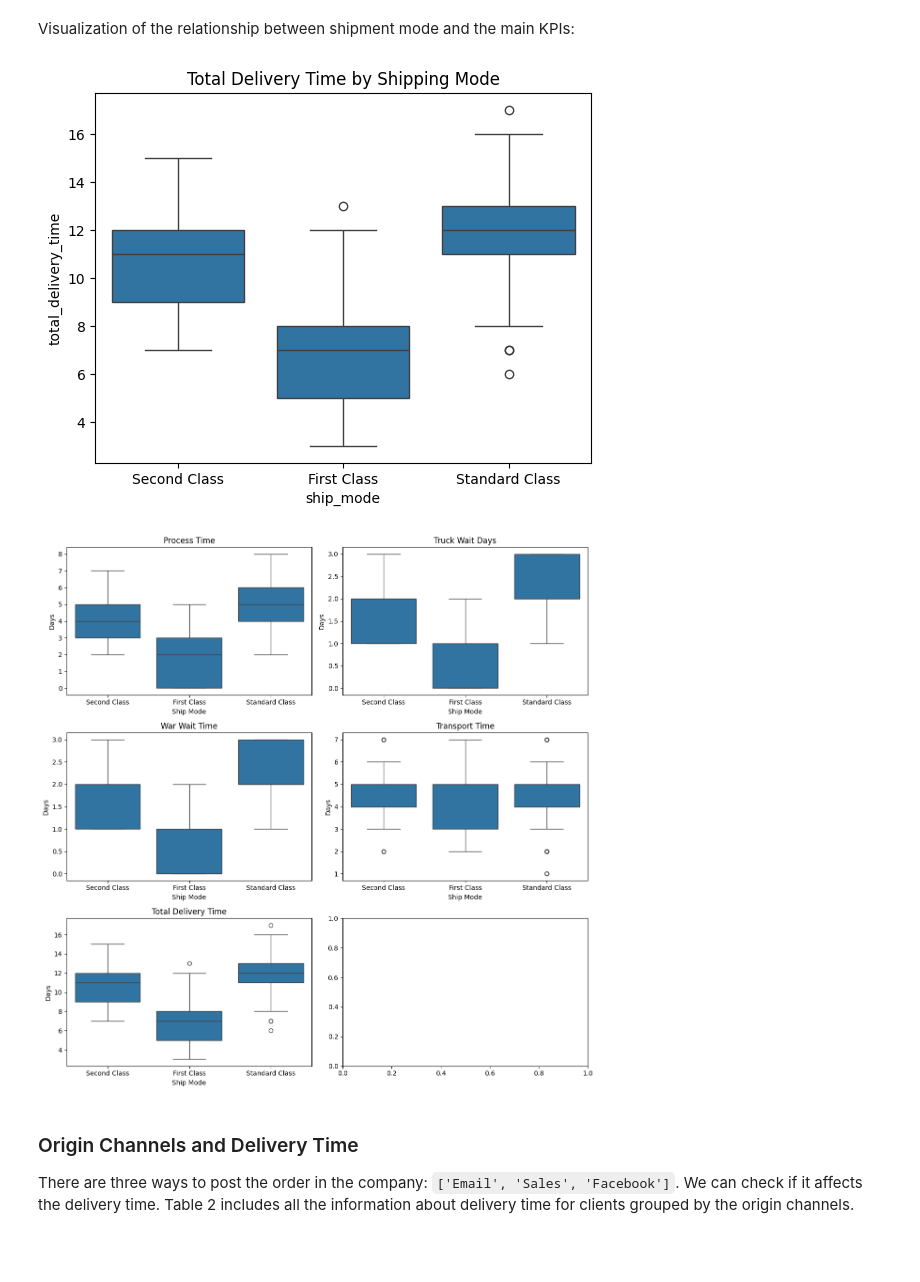
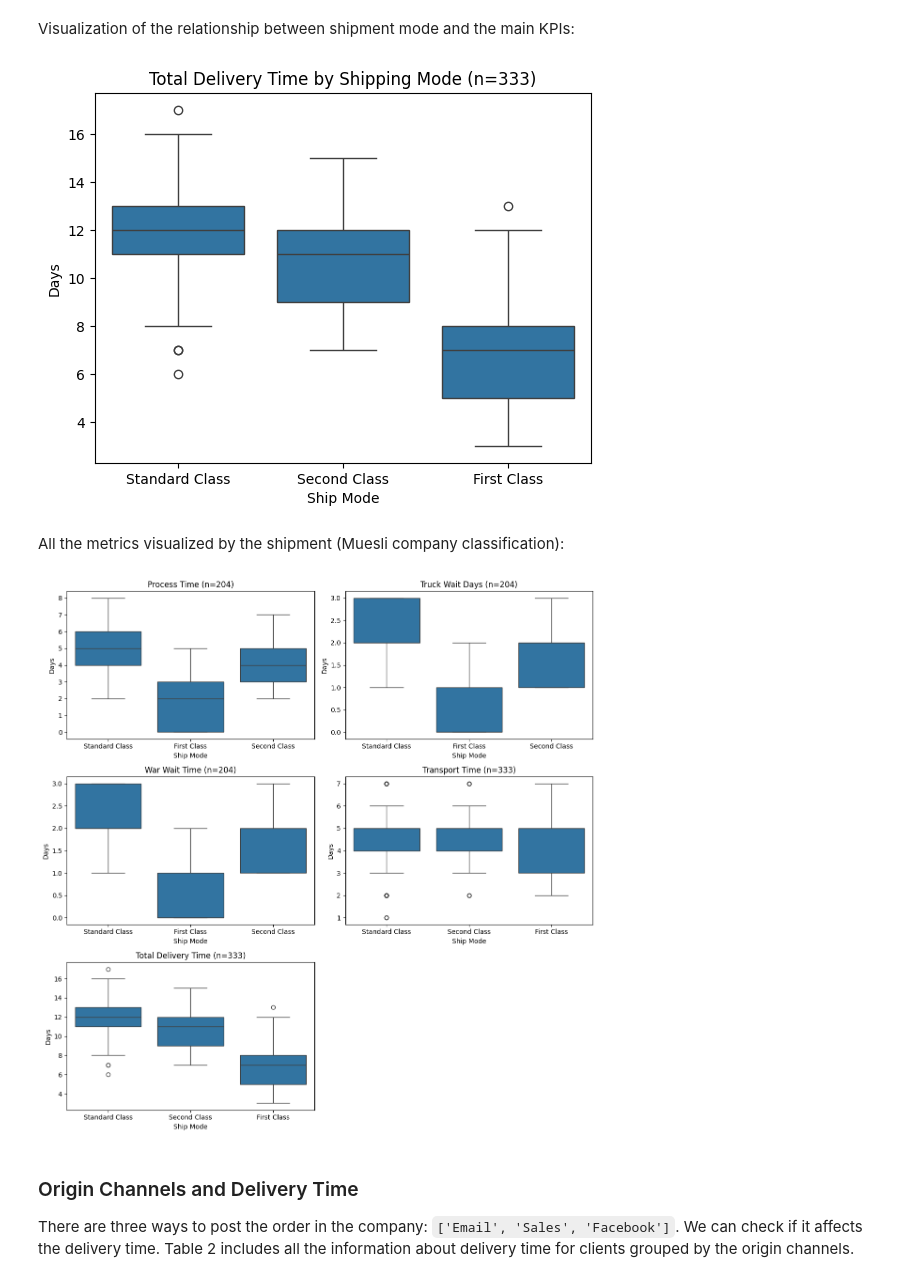
Before and after one commit to skibodaria/muesli-project, a Jupyter notebook: dasha_nbs/03_dasha_eda.ipynb, the cells around one changed output. Saved outputs shown, nothing was run; the diff lists cells and outputs as text; code cells hidden in the pictures; blank space fills up the shorter version.

````diff
--- a/dasha_nbs/03_dasha_eda.ipynb
+++ b/dasha_nbs/03_dasha_eda.ipynb
@@ -457,44 +586,58 @@ plt.show()
 Visualization of the relationship between shipment mode and the main KPIs:
 # %%
 # if we want to see just one boxplot:
-sns.boxplot(data=df_big_time,
-            x="ship_mode",
-            y="total_delivery_time")
 
-plt.title("Total Delivery Time by Shipping Mode")
+data = df_big_time.dropna(subset=["total_delivery_time"])
+n = len(data)
+
+sns.boxplot(
+    data=data,
+    x="ship_mode",
+    y="total_delivery_time"
+)
+
+plt.title(f"Total Delivery Time by Shipping Mode (n={n})")
+
+plt.xlabel("Ship Mode")
+plt.ylabel("Days")
+
 plt.show()
 
 #plt.savefig("tot_deliv_time_by_shipping mode.png", dpi=300, bbox_inches='tight')
 # %% [output]
-[figure, old version]
+[figure, new version]
+# %% [markdown]
+All the metrics visualized by the shipment (Muesli company classification):
 # %%
-import seaborn as sns
-import matplotlib.pyplot as plt
+fig, axes = plt.subplots(3, 2, figsize=(12, 12))
+axes = axes.flatten()
 
+for ax, metric in zip(axes, metrics):
 
-# if we want all boxplots in one canvas:
-metrics = [
-    "process_time",
-    "truck_wait_days",
-    "war_wait_time",
-    "transport_time",
-    "total_delivery_time"
-]
+    # keep only rows where the metric exists
+    data = df_big_time.dropna(subset=[metric])
+    n = len(data)
 
-fig, axes = plt.subplots(3, 2, figsize=(12, 12))
+    sns.boxplot(
+        data=data,
+        x="ship_mode",
+        y=metric,
+        ax=ax
+    )
 
-for ax, metric in zip(axes.flatten(), metrics):
-    sns.boxplot(data=df_big_time, x="ship_mode", y=metric, ax=ax)
-    ax.set_title(metric.replace("_", " ").title())
+    ax.set_title(f"{metric.replace('_', ' ').title()} (n={n})")
     ax.set_xlabel("Ship Mode")
     ax.set_ylabel("Days")
 
+# remove the empty subplot (because we have 5 plots in a 3x2 grid)
+fig.delaxes(axes[-1])
+
 plt.tight_layout()
+
+plt.savefig("1_delivery_by_ship_mode.png", dpi=300, bbox_inches="tight")
 # plt.show()
-
-plt.savefig("1_delivery_by_ship_mode.png", dpi=300, bbox_inches='tight')
 # %% [output]
-[figure, old version]
+[figure, new version]
 # %% [markdown]
 ### Origin Channels and Delivery Time
 There are three ways to post the order in the company: ```['Email', 'Sales', 'Facebook']```.
````
Also changed, not shown: parts of 30 cells of this notebook, 4 other files.
